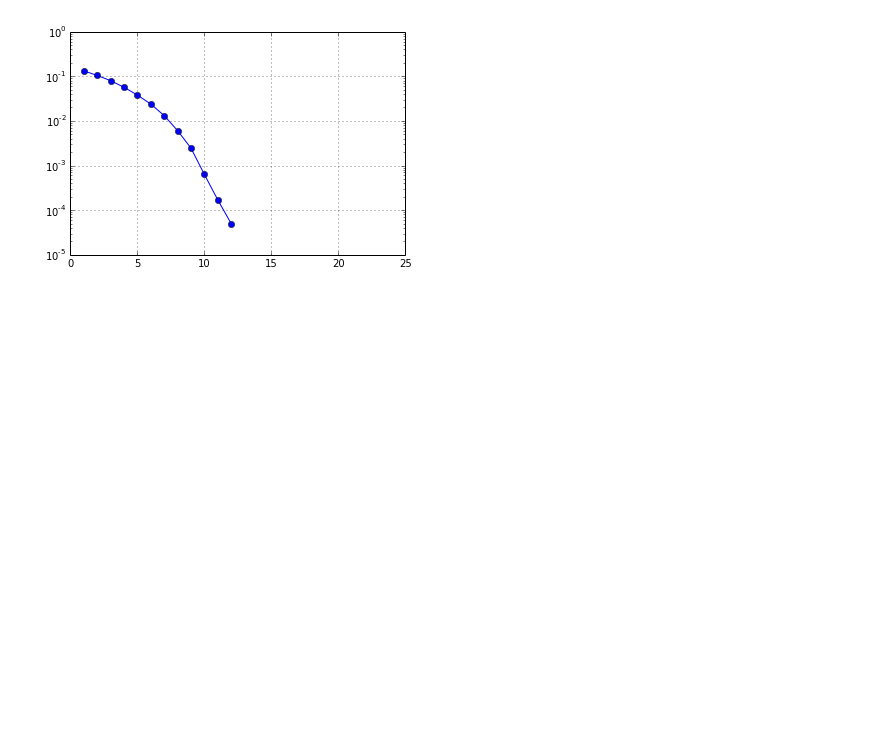
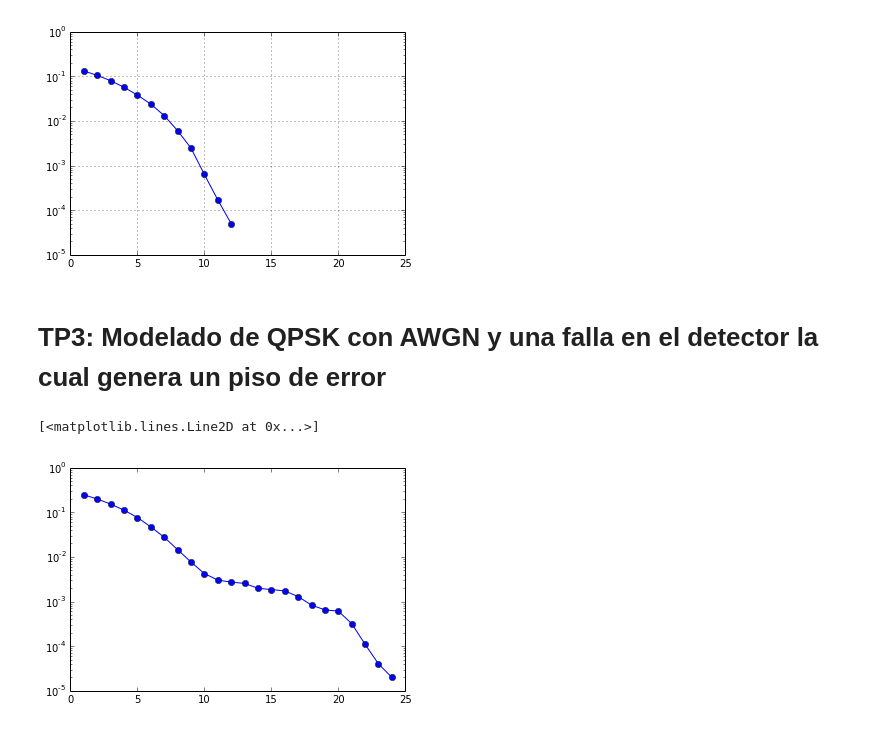
Before and after one commit to ataddei/CursoProcesosEstocasticos, a Jupyter notebook: Trabajos Practicos Clase 2.ipynb, the cells around one changed output. Drawn from its saved outputs; the diff is of its cells as text; code cells hidden in the pictures; blank space fills up the shorter version.

```diff
--- a/Trabajos Practicos Clase 2.ipynb
+++ b/Trabajos Practicos Clase 2.ipynb
@@ -72,3 +72,37 @@ plt.grid()
 plt.show()
 # %% [output]
 [figure]
+# %% [markdown]
+# TP3: Modelado de QPSK con AWGN y una falla en el detector la cual genera un piso de error
+# %%
+ser_vector = []
+def randomNoiseSNR(snr):
+    return 10**(float(-snr)/20)*np.random.randn()
+for snr in snr_db_vector:
+    tx_symbols = np.array([np.complex(1-2*(np.random.rand()<0.5),(1-2*(np.random.rand()<0.5))) for i in range(N)])
+    noise = np.array([np.complex(randomNoiseSNR(snr),randomNoiseSNR(snr)) for i in range(N)])
+    rx_symbols = tx_symbols + noise
+    #--- Detector -----------------------------------------------------------------
+    # El detector posee una falla en la frontera de decision del 1er cuadrante
+    amplitud = 0.2     #minima amplitud de la falla
+    angulo = 5.*np.pi/180 # amplitud angular de la falla
+    c1 = (np.real(rx_symbols)>0)*(np.imag(rx_symbols)>0)
+    rotatedAngle=np.angle(rx_symbols-np.complex(1,1))-np.pi
+    ca = (rotatedAngle < angulo)*( rotatedAngle > -angulo)
+    caa = ca*(np.abs(rx_symbols-np.complex(1,1))>amplitud)
+    d234 = (c1==0)*np.array([np.complex(1-2*(np.real(symb) < 0),(1-2*(np.imag(symb) < 0))) for symb in rx_symbols])
+    d1   = (c1==1)*( (caa==1)*np.complex(-1,1) + (caa==0)*np.complex(1,1))
+
+    dx_symbols = d1 + d234
+
+    # --- Calculo del SER ----------------------------------------------------------
+
+    n_errors = np.sum(dx_symbols != tx_symbols)
+    ser = n_errors*1./N
+    ser_vector.append(ser)
+# %%
+plt.figure()
+plt.semilogy(snr_db_vector, ser_vector, 'bo-')
+# %% [output]
+[<matplotlib.lines.Line2D at 0x...>]
+[figure, added]
```
